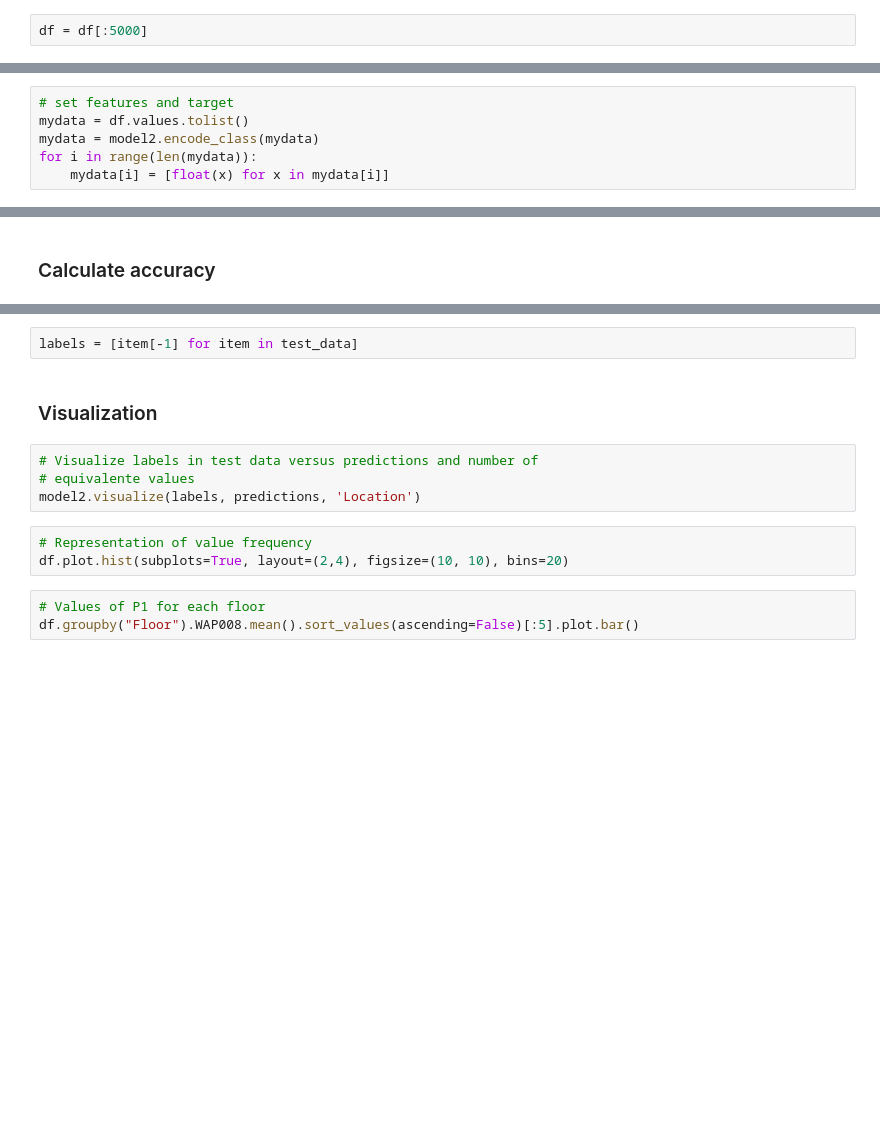
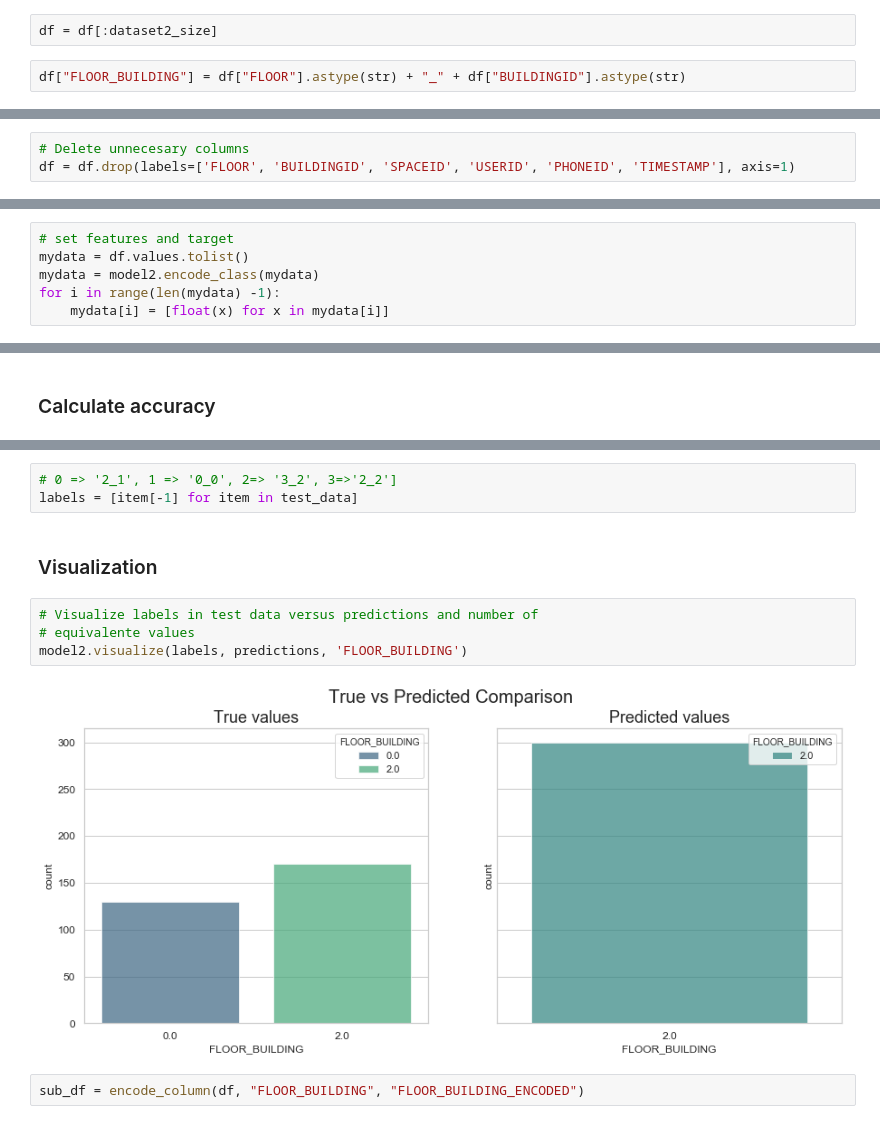
Before and after one commit to luisblazquezm/mii2-classification-models-study, a Jupyter notebook: notebooks/naive-bayes.ipynb, the cells around one changed output, grey strips where cells are left out. Cells and saved outputs as stored; diff of their text form; blank space fills up the shorter version.

```diff
--- a/notebooks/naive-bayes.ipynb
+++ b/notebooks/naive-bayes.ipynb
@@ -392,4 +407,6 @@ df
 # %% [markdown]
 As the dataset is big and it could cause an overflow, we will limit it to 5000 elements
 # %%
-df = df[:5000]
+df = df[:dataset2_size]
+# %%
+df["FLOOR_BUILDING"] = df["FLOOR"].astype(str) + "_" + df["BUILDINGID"].astype(str)
@@ -395,0 +419,3 @@ df = df[:5000]
+# %%
+# Delete unnecesary columns
+df = df.drop(labels=['FLOOR', 'BUILDINGID', 'SPACEID', 'USERID', 'PHONEID', 'TIMESTAMP'], axis=1)
@@ -405,5 +447,5 @@ model2 = NaiveBayesDefinition()
 # set features and target
 mydata = df.values.tolist()
 mydata = model2.encode_class(mydata)
-for i in range(len(mydata)):
+for i in range(len(mydata) -1):
     mydata[i] = [float(x) for x in mydata[i]]
@@ -441,14 +506,13 @@ predictions
 # %%
+# 0 => '2_1', 1 => '0_0', 2=> '3_2', 3=>'2_2']
 labels = [item[-1] for item in test_data]
 # %% [markdown]
 ### Visualization
 # %%
 # Visualize labels in test data versus predictions and number of
 # equivalente values
-model2.visualize(labels, predictions, 'Location')
+model2.visualize(labels, predictions, 'FLOOR_BUILDING')
+# %% [output]
+[figure, added]
-# %%
-# Representation of value frequency
-df.plot.hist(subplots=True, layout=(2,4), figsize=(10, 10), bins=20)
-# %%
-# Values of P1 for each floor
-df.groupby("Floor").WAP008.mean().sort_values(ascending=False)[:5].plot.bar()
+# %%
+sub_df = encode_column(df, "FLOOR_BUILDING", "FLOOR_BUILDING_ENCODED")
```
Also changed, not shown: parts of 23 cells of this notebook, 5 other files.
